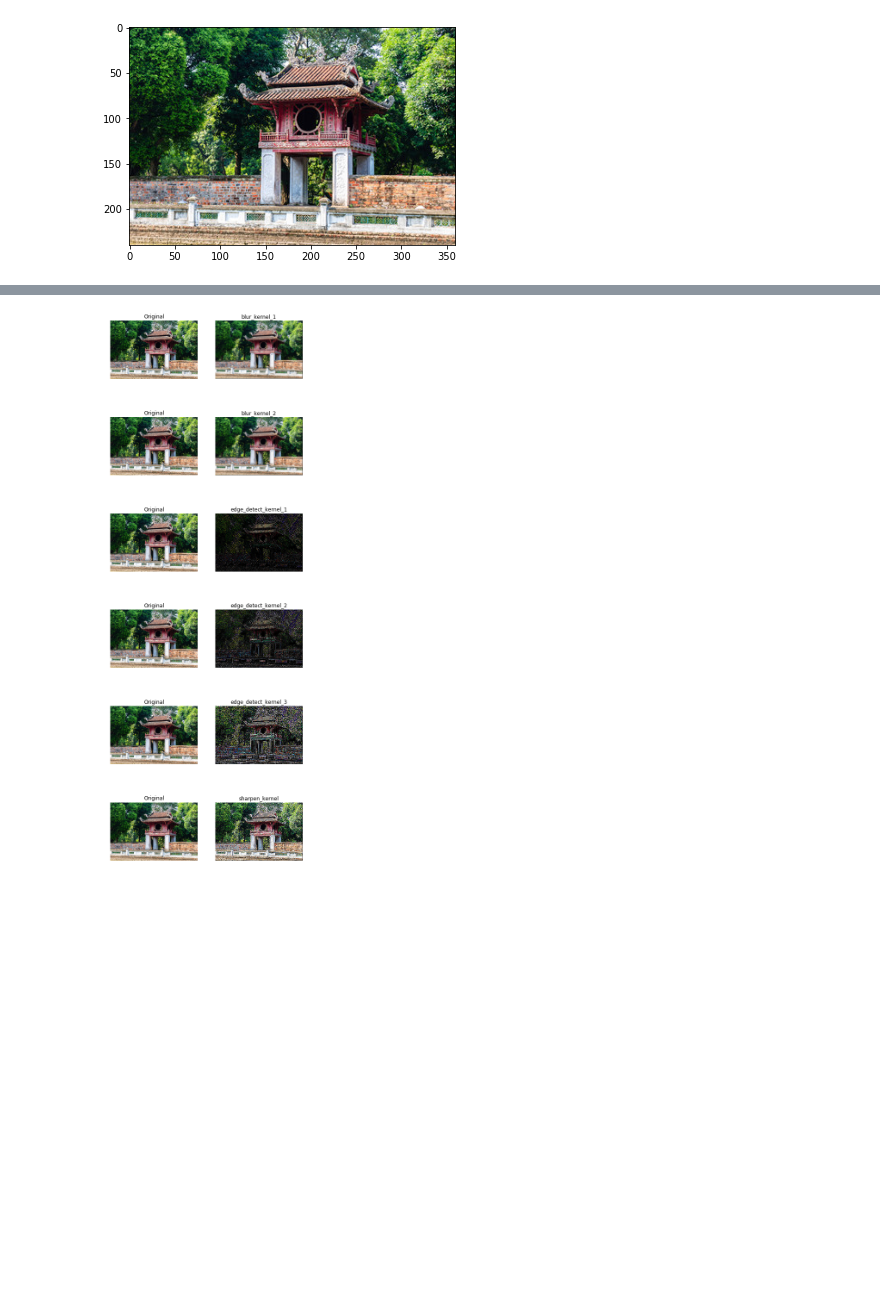
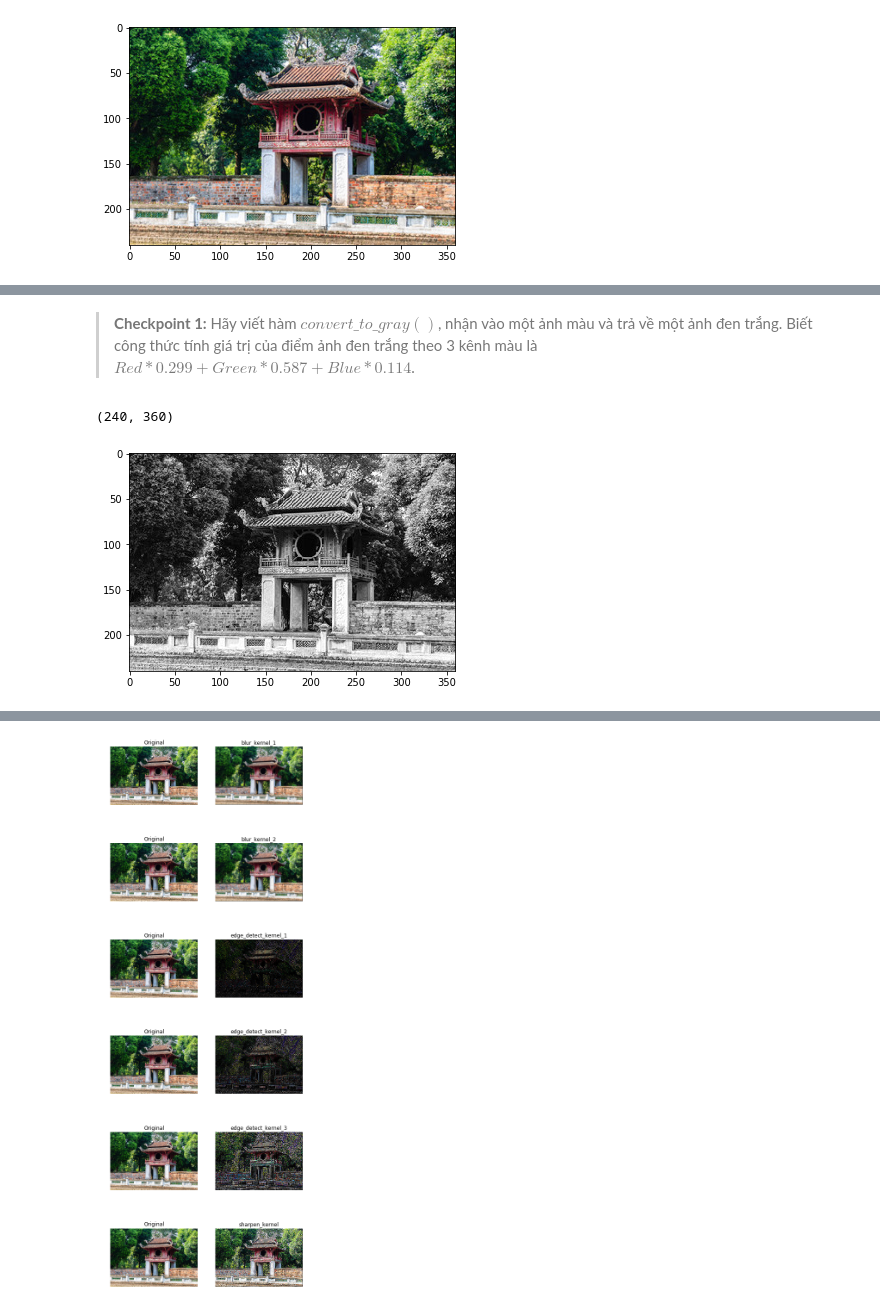
Before and after one commit to chauvm/tensorflow_tutorials, a Jupyter notebook: tutorials/tensorflow/Tutorials on image processing - Filters.ipynb, the cells around one changed output, grey strips where cells are left out. Cells and saved outputs as stored; diff of their text form; code cells hidden in the pictures; blank space fills up the shorter version.

```diff
--- a/tutorials/tensorflow/Tutorials on image processing - Filters.ipynb
+++ b/tutorials/tensorflow/Tutorials on image processing - Filters.ipynb
@@ -13 +38,6 @@ plt.show()
+# %% [markdown]
+> <b>Checkpoint 1:</b> Hãy viết hàm $convert\_to\_gray()$, nhận vào một ảnh màu và trả về một ảnh đen trắng. Biết công thức tính giá trị của điểm ảnh đen trắng theo 3 kênh màu là $Red*0.299 + Green*0.587 + Blue*0.114$.
+# %%
+def convert_to_gray(image):
+    pass
 # %%
@@ -20,0 +51,10 @@ def convert_to_grey(image):
+# %%
+gray_image = convert_to_gray(image)
+gray_image.shape
+# %% [output]
+(240, 360)
+# %%
+plt.imshow(gray_image, cmap='gray')
+plt.show()
+# %% [output]
+[figure, added]
```
Also changed, not shown: parts of 28 cells of this notebook, 5 other files.
